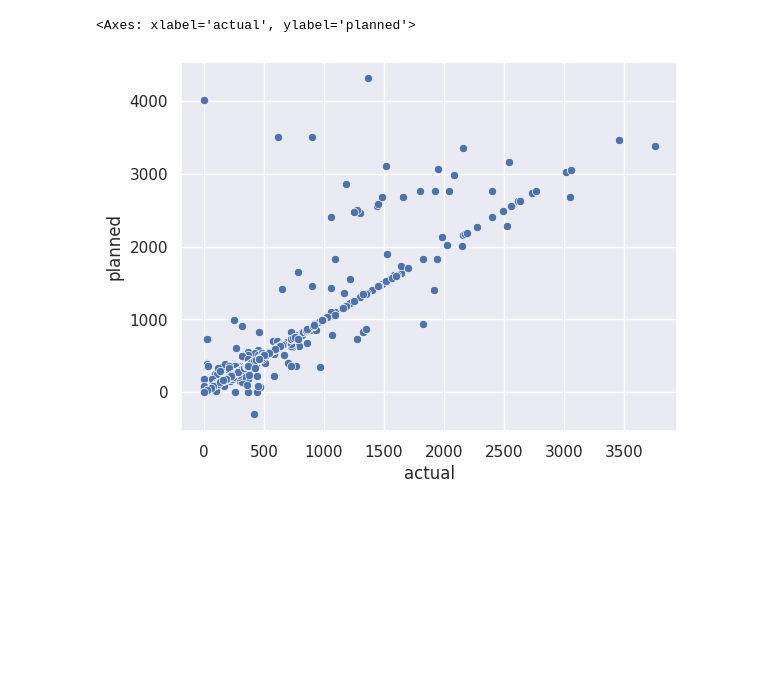
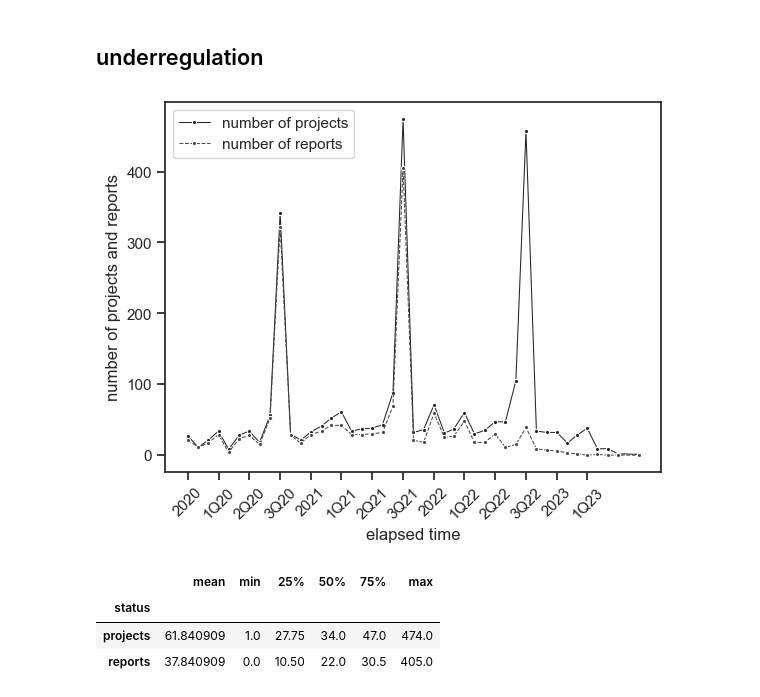
Before and after one commit to Arish-Shah/sam23-group14, a Jupyter notebook: us.ipynb, the cells around one changed output. Cells and saved outputs as stored; diff of their text form; code cells hidden in the pictures; blank space fills up the shorter version.

```diff
--- a/us.ipynb
+++ b/us.ipynb
@@ -34,5 +79,33 @@ overfitted_df = overfitted_df.dropna()
-# %%
-sns.scatterplot(x="actual", y="planned", data=overfitted_df)
-# %% [output]
-<Axes: xlabel='actual', ylabel='planned'>
-[figure, removed]
+# %% [markdown]
+## underregulation
+# %%
+df = pd.DataFrame()
+df["actual"] = pd.to_datetime(projects_df["actualStartDate"])
+df["status"] = projects_df["projectStatus"]
+df = df.dropna()
+
+df["date"] = pd.to_datetime(df["actual"].dt.to_period("M").astype(str) + "-01")
+stats = df.groupby(["date", "status"]).size().unstack(fill_value=0)
+stats["projects"] = stats["Canceled"] + stats["Complete"] + stats["Completed"] + stats["In Progress"]
+stats["reports"] = stats["Complete"] + stats["Completed"]
+stats["date"] = pd.to_datetime(stats.index)
+
+stats = stats[(stats["date"].dt.year >= 2020)]
+
+plt.clf()
+ax = sns.lineplot(x="date", y="projects", data=stats, linewidth=0.75, marker=".", label="number of projects")
+ax = sns.lineplot(x="date", y="reports", data=stats, linewidth=0.75, marker=".", linestyle="--", label="number of reports")
+ax.set_xticks(["2020-01-01", "2020-04-01", "2020-07-01", "2020-10-01", "2021-01-01", "2021-04-01", "2021-07-01", "2021-10-01", "2022-01-01", "2022-04-01", "2022-07-01", "2022-10-01", "2023-01-01", "2023-04-01"])
+ax.set_xticklabels(["2020", "1Q20", "2Q20", "3Q20", "2021", "1Q21", "2Q21", "3Q21", "2022", "1Q22", "2Q22", "3Q22", "2023", "1Q23"], rotation=45)
+ax.set_xlabel("elapsed time")
+ax.set_ylabel("number of projects and reports")
+plt.legend()
+plt.show()
+
+stats_df = stats.describe()[["projects", "reports"]].drop(["count", "std"]); stats_df.T
+# %% [output]
+[figure, added]
+|  | mean | min | 25% | 50% | 75% | max |
+| status |  |  |  |  |  |  |
+| projects | 61.840909 | 1.0 | 27.75 | 34.0 | 47.0 | 474.0 |
+| reports | 37.840909 | 0.0 | 10.50 | 22.0 | 30.5 | 405.0 |
```
Also changed, not shown: parts of 11 cells of this notebook, 1 other file.
